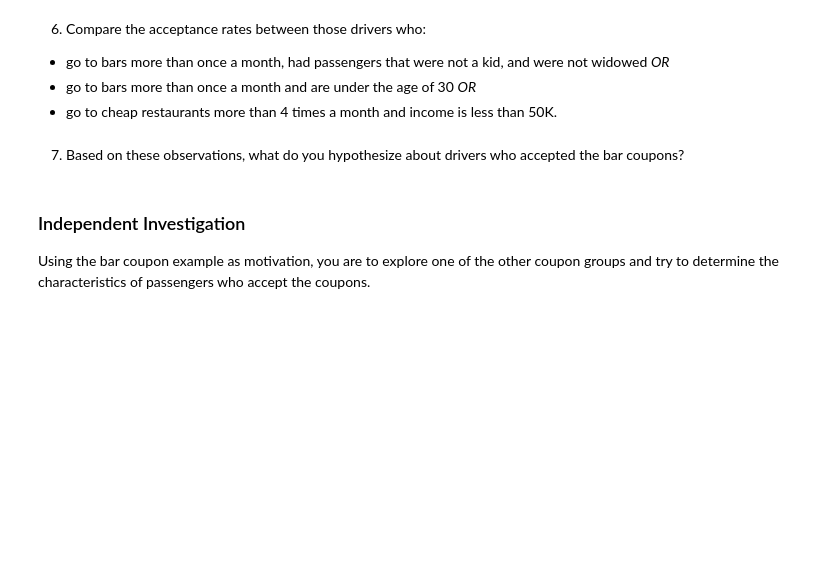
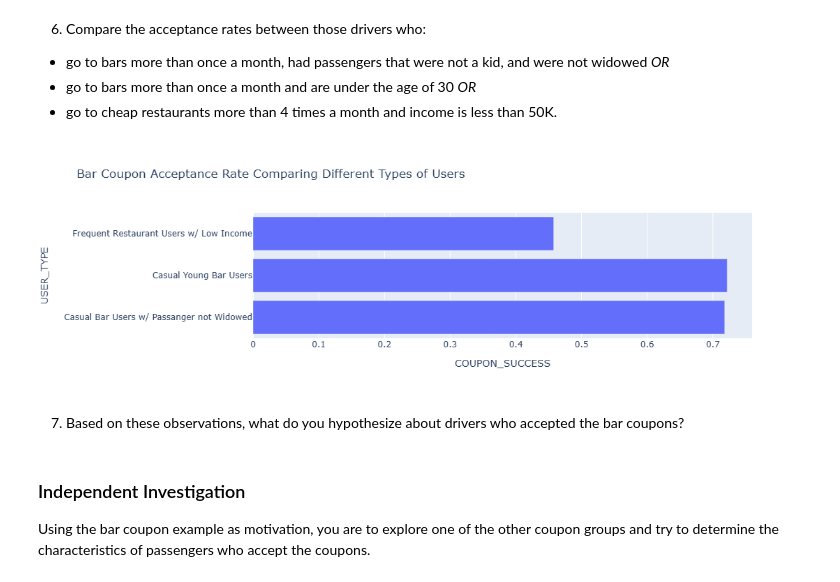
Before and after one commit to elmunoz42/berkeley-aiml-coupon-analysis, a Jupyter notebook: prompt.ipynb, the cells around one changed output. Saved outputs shown, nothing was run; the diff lists cells and outputs as text; code cells hidden in the pictures; blank space fills up the shorter version.

```diff
--- a/prompt.ipynb
+++ b/prompt.ipynb
@@ -260,6 +324,30 @@ dtype: float64
 - go to bars more than once a month, had passengers that were not a kid, and were not widowed *OR*
 - go to bars more than once a month and are under the age of 30 *OR*
 - go to cheap restaurants more than 4 times a month and income is less than 50K.
+# %%
+occupation_range = ['Farming Fishing & Forestry']
+passanger_range = ['Kid(s)', 'Alone']
+bar_frequency_range = ['1~3','4~8','gt8']
+marital_status = ['Widowed']
+age_range = ['below21','21', '26']
+restaurant_frequency_range = ['4~8','gt8']
+income_range = ['$25000 - $37499','$12500 - $24999','$37500 - $49999']
+bar_coupon_success_for_casual_w_passanger_not_widowed = data_only_bar_coupon.query("BAR in @bar_frequency_range & MARITAL_STATUS not in @marital_status & PASSANGER not in @passanger")[['COUPON_SUCCESS']].mean().values[0]
+bar_coupon_success_for_casual_under_30 = data_only_bar_coupon.query("BAR in @bar_frequency_range & AGE in @age_range")[['COUPON_SUCCESS']].mean().values[0]
+bar_coupon_success_frequent_restaurant_low_income = data_only_bar_coupon.query("RESTAURANT_LESS_THAN_20 in @restaurant_frequency_range & INCOME in @income_range")[['COUPON_SUCCESS']].mean().values[0]
+# Create a DataFrame from your variables
+bar_coupon_comparison3 = {
+    'USER_TYPE': ['Casual Bar Users w/ Passanger not Widowed', 'Casual Young Bar Users', 'Frequent Restaurant Users w/ Low Income'],
+    'COUPON_SUCCESS': [bar_coupon_success_for_casual_w_passanger_not_widowed, bar_coupon_success_for_casual_under_30, bar_coupon_success_frequent_restaurant_low_income]
+}
+# print(bar_coupon_comparison3)
+bar_coupon_comparison_df3 = pd.DataFrame(bar_coupon_comparison3)
+
+# Create a bar chart with Plotly
+fig4 = px.bar(bar_coupon_comparison_df3, y='USER_TYPE', x='COUPON_SUCCESS', title='Bar Coupon Acceptance Rate Comparing Different Types of Users')
+fig4.show()
+# %% [output]
+[figure, added]
 # %% [markdown]
 7.  Based on these observations, what do you hypothesize about drivers who accepted the bar coupons?
 # %% [markdown]
```
Also changed, not shown: parts of 5 cells of this notebook.
